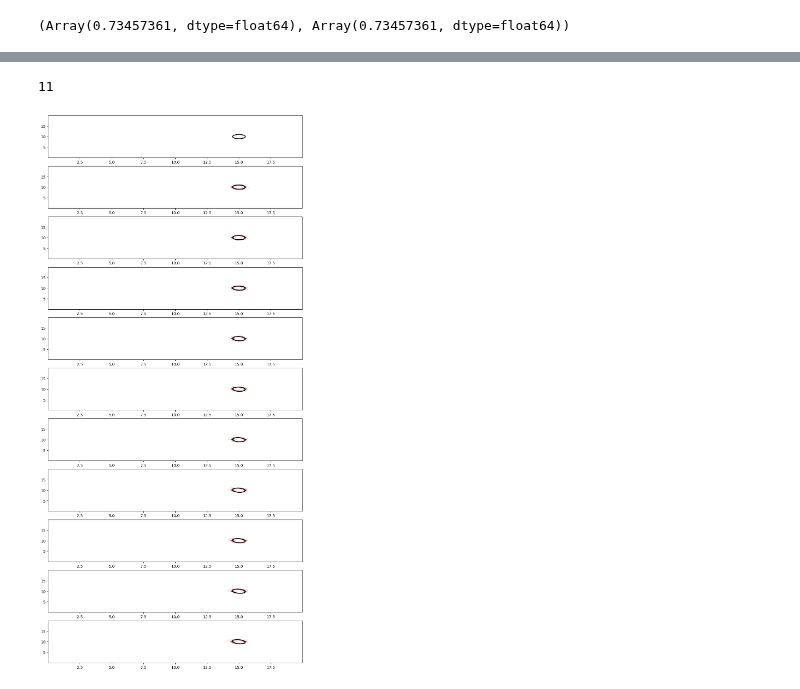
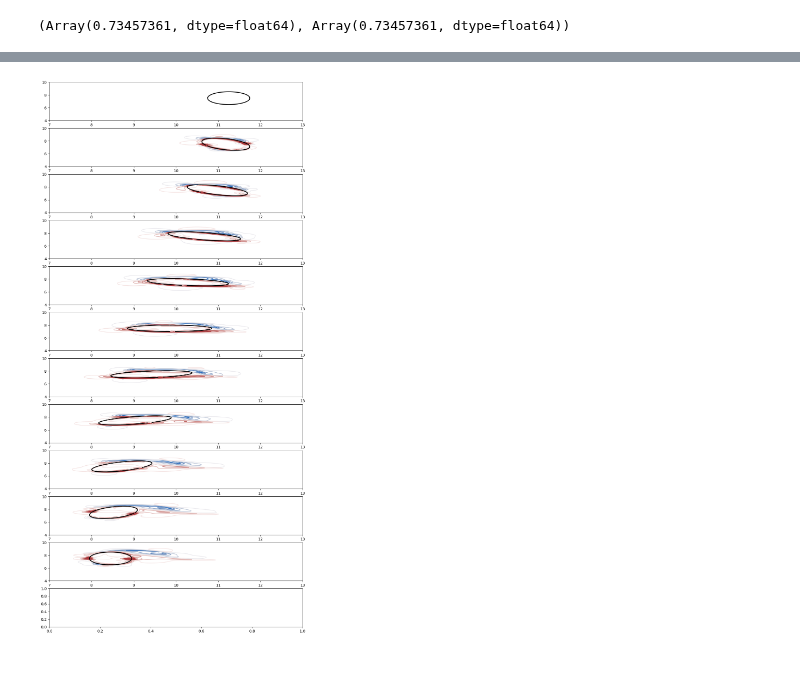
Before and after one commit to hashimmg/jax_IB, a Jupyter notebook: notebooks/Flapping_Demo-dist.ipynb, the cells around one changed output, grey strips where cells are left out. Cells and saved outputs as stored; diff of their text form; code cells hidden in the pictures.

```diff
--- a/notebooks/Flapping_Demo-dist.ipynb
+++ b/notebooks/Flapping_Demo-dist.ipynb
@@ -87,8 +90,8 @@ viscosity = 0.05 # fluid viscocity
 dt=1e-4        # time step
 
 num_boundaries = 4 # in two dimensions there are 4 boundaries
-K = 10
-L = 20.0
+K = 9
+L = 15.0
 domain = ((0.0,L),(0.0,L))
 size=(2**K,2**K)
 dtype = jnp.float64
@@ -189,7 +168,7 @@ evolve = jax.jit(shard_map(time_stepping.evolve_navier_stokes_sharded, mesh=mesh
 p, v = global_pressure, global_velocities
 # %%
 ref_time = 0.0
-inner_steps = 100
+inner_steps = 2000
 # %%
 p, v = evolve(p, v,eigvals,ref_time, dt, 1, inner_steps, ellipse_position, explicit_update, surface_velocity)
 # %%
@@ -211,7 +190,7 @@ Array([[0.9999948 , 0.9999948 , 0.9999948 , ..., 0.99999479, 0.99999479,
 # %%
 uxs, uys = [np.array(global_velocities[0].data)], [np.array(global_velocities[1].data)]
 ref_time = 0.0
-inner_steps = 100
+inner_steps = 2000
 outer_steps = 10
 for step in range(outer_steps):
     print(step)
@@ -272,7 +251,7 @@ IBM_forcing = lambda velocities,t,dt: IBM_Force.immersed_boundary_force(velociti
                                                                         surf_fn,
                                                                         t,
                                                                         dt)
-inner_steps = 10
+inner_steps = 2000
 outer_steps = 10
 
 single_step = ib.equations.semi_implicit_navier_stokes_timeBC(
@@ -382,33 +322,34 @@ Array([[-4.22001790e-05, -4.14402249e-05, -4.06840064e-05, ...,
 # %%
 import matplotlib.pyplot as plt
 import seaborn
 import numpy as np
 
 X,Y = grid.mesh(grid.cell_center)
 
 
 
 def calc_vorticity_2(ux, offsetx, uy, offsety, grid, idx):
     vel_bc = (boundaries.new_periodic_boundary_conditions(ndim=2,bc_vals=vx_bc,bc_fn=bc_fns,time_stamp=0.0),
            boundaries.new_periodic_boundary_conditions(ndim=2,bc_vals=vx_bc,bc_fn=bc_fns,time_stamp=0.0))
 
 
     velocity = (grids.GridVariable(grids.GridArray(ux[idx], offsetx, grid, 0), vel_bc[0]),
                 grids.GridVariable(grids.GridArray(uy[idx], offsety, grid, 0), vel_bc[1]))
     return finite_differences.central_difference(velocity[1], axis=1).data- finite_differences.central_difference(velocity[0], axis=1).data
 
 
 osteps = len(uxs)
-print(osteps)
-fig,ax = plt.subplots(figsize=(12,26),nrows=osteps)
+fig,ax = plt.subplots(figsize=(12,26),nrows=osteps + 1)
 counter=0
 offsetx, offsety = global_velocities[0].offset, global_velocities[1].offset
 for idx in range(0,osteps):
     current_t = dt * idx*inner_steps
     ax[counter].contour(X,Y,calc_vorticity_2(uxs, offsetx, uys, offsety, grid, idx),cmap=seaborn.color_palette("vlag", as_cmap=True),levels=np.linspace(-10, 10, 10))
     xp, yp = ellipse_position(current_t)
+    ax[counter].set_xlim([7,13])
+    ax[counter].set_ylim([4,10])
+
     ax[counter].plot(xp,yp,'k-',linewidth=2.0)
     counter+=1
 # %% [output]
-11
-[figure, old version]
+[figure, new version]
```
Also changed, not shown: parts of 12 cells of this notebook, 5 other files.
